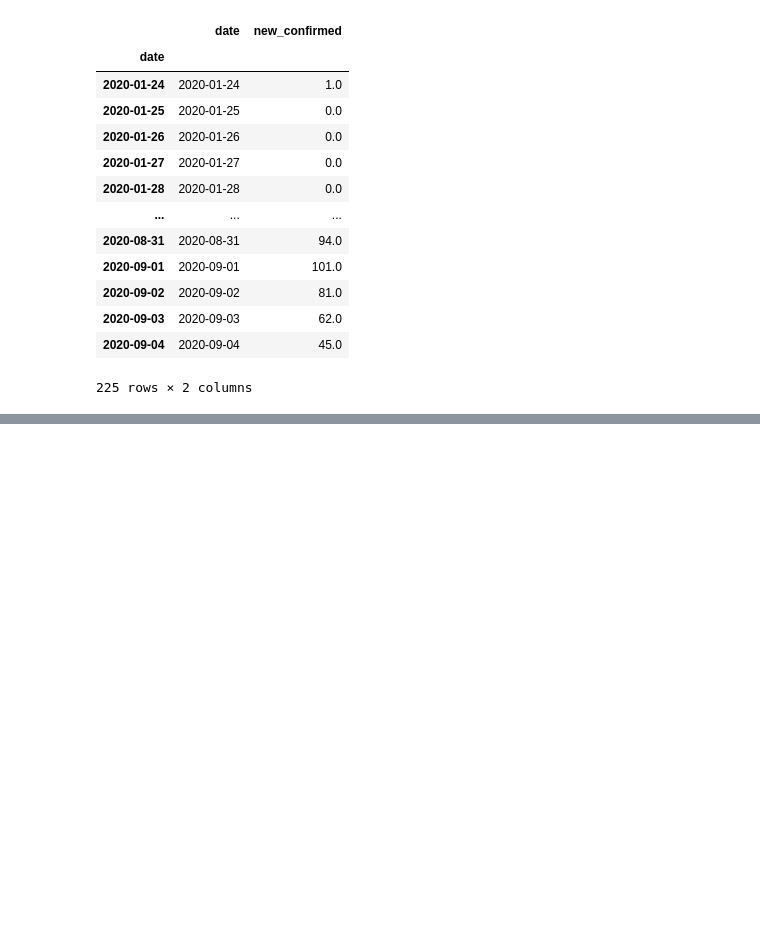
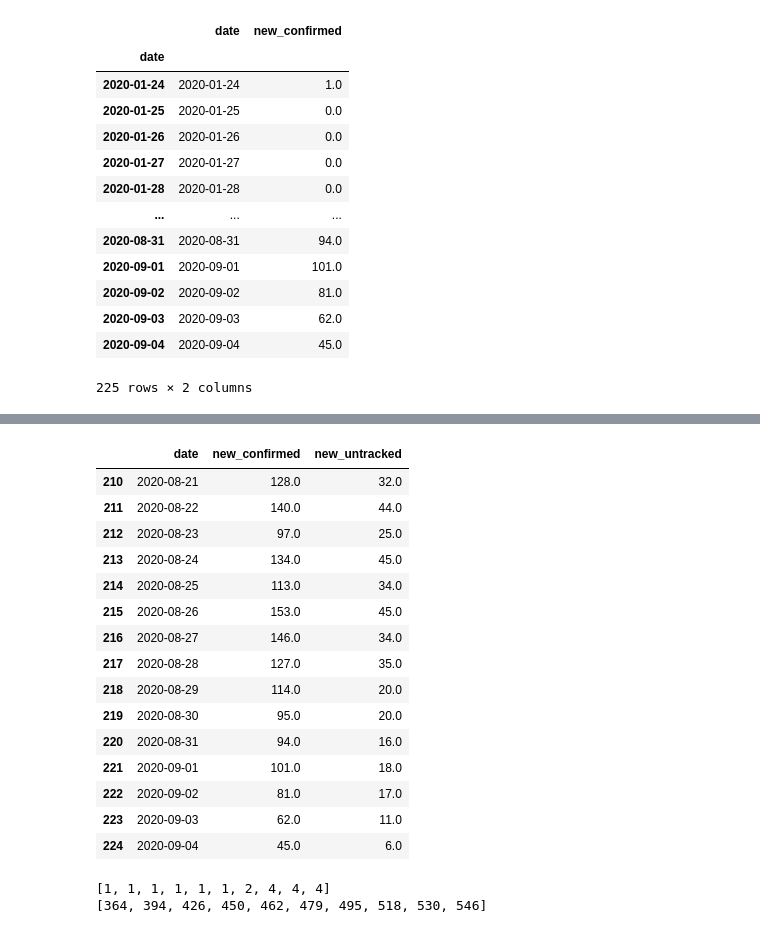
Before and after one commit to snoop2head/covid19_unknown_spread, a Jupyter notebook: forecast.ipynb, the cells around one changed output, grey strips where cells are left out. Drawn from its saved outputs; the diff is of its cells as text; code cells hidden in the pictures; blank space fills up the shorter version.

```diff
--- a/forecast.ipynb
+++ b/forecast.ipynb
@@ -293,0 +306,39 @@ df_predict.to_csv("dataset_predict/df_predict.csv", index=False)
+# %%
+df_merged.tail(15)
+# %% [output]
+|  | date | new_confirmed | new_untracked |
+| 210 | 2020-08-21 | 128.0 | 32.0 |
+| 211 | 2020-08-22 | 140.0 | 44.0 |
+| 212 | 2020-08-23 | 97.0 | 25.0 |
+| 213 | 2020-08-24 | 134.0 | 45.0 |
+| 214 | 2020-08-25 | 113.0 | 34.0 |
+| 215 | 2020-08-26 | 153.0 | 45.0 |
+| 216 | 2020-08-27 | 146.0 | 34.0 |
+| 217 | 2020-08-28 | 127.0 | 35.0 |
+| 218 | 2020-08-29 | 114.0 | 20.0 |
+| 219 | 2020-08-30 | 95.0 | 20.0 |
+| 220 | 2020-08-31 | 94.0 | 16.0 |
+| 221 | 2020-09-01 | 101.0 | 18.0 |
+| 222 | 2020-09-02 | 81.0 | 17.0 |
+| 223 | 2020-09-03 | 62.0 | 11.0 |
+| 224 | 2020-09-04 | 45.0 | 6.0 |
+# %%
+# list_infection_paths_no = []
+for index, row in df_merged.iterrows():
+    filter_end_date = row["date"]
+    # print(filter_end_date)
+    df_filtered = df.loc[df['확진일'] <= filter_end_date]
+
+    # 확진자 접촉력이 밝혀진 경우
+    infection_paths_known = df_filtered["접촉력"].unique()
+
+    # "기타 확진자 접촉" 항목 485건 / R0
+    contact_no = len(df_filtered[df_filtered["접촉력"].str.contains("기타 확진자 접촉")])/1.5
+
+    infection_paths_no = len(infection_paths_known) + contact_no
+    list_infection_paths_no.append(int(infection_paths_no))
+print(list_infection_paths_no[:10])
+print(list_infection_paths_no[-10:])
+# %% [output]
+[1, 1, 1, 1, 1, 1, 2, 4, 4, 4]
+[364, 394, 426, 450, 462, 479, 495, 518, 530, 546]
```
Also changed, not shown: parts of 17 cells of this notebook, 2 other files.
